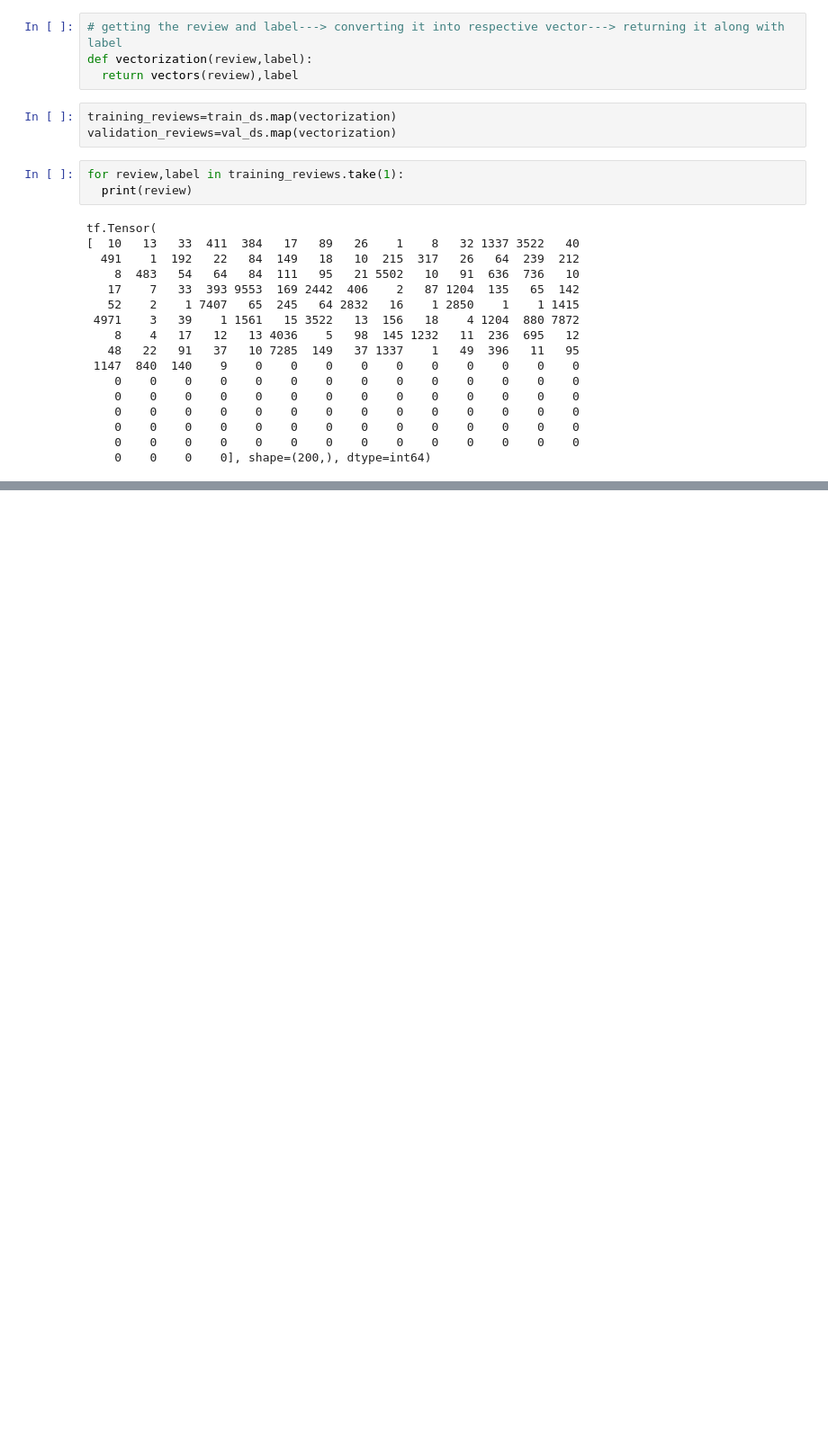
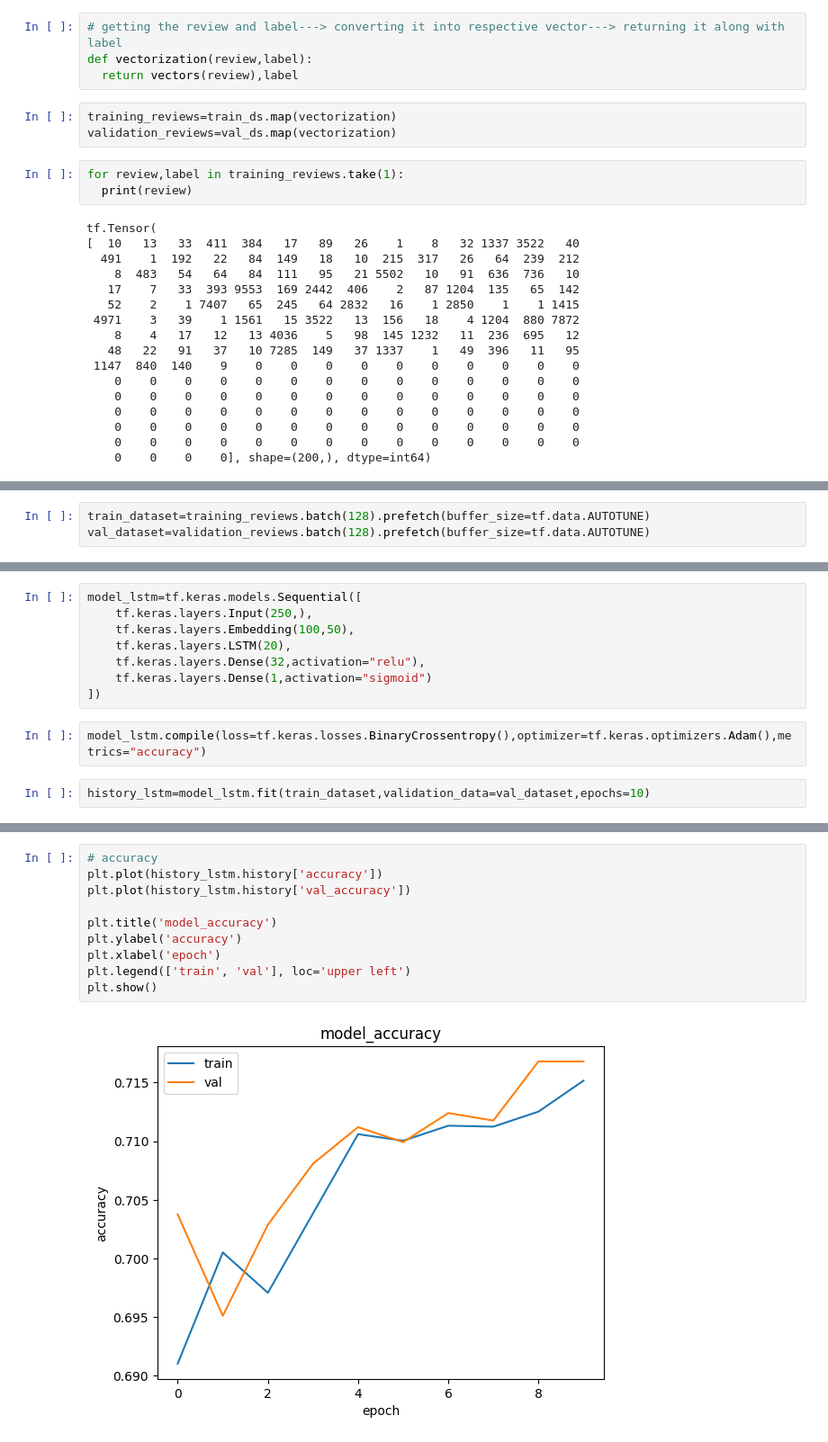
Before and after one commit to Chandrabose1/Basic_RNN, a Jupyter notebook: Basic_sentiment_analysis.ipynb, the cells around one changed output, grey strips where cells are left out. Shown: that part at 90% size. Saved outputs shown, nothing was run; the diff lists cells and outputs as text; blank space fills up the shorter version.

```diff
--- a/Basic_sentiment_analysis.ipynb
+++ b/Basic_sentiment_analysis.ipynb
@@ -85,0 +175,3 @@ val_dataset=validation_reviews.batch(32).prefetch(buffer_size=tf.data.AUTOTUNE)
+# %%
+train_dataset=training_reviews.batch(128).prefetch(buffer_size=tf.data.AUTOTUNE)
+val_dataset=validation_reviews.batch(128).prefetch(buffer_size=tf.data.AUTOTUNE)
@@ -85,0 +200,12 @@ val_dataset=validation_reviews.batch(32).prefetch(buffer_size=tf.data.AUTOTUNE)
+# %%
+model_lstm=tf.keras.models.Sequential([
+    tf.keras.layers.Input(250,),
+    tf.keras.layers.Embedding(100,50),
+    tf.keras.layers.LSTM(20),
+    tf.keras.layers.Dense(32,activation="relu"),
+    tf.keras.layers.Dense(1,activation="sigmoid")
+])
+# %%
+model_lstm.compile(loss=tf.keras.losses.BinaryCrossentropy(),optimizer=tf.keras.optimizers.Adam(),metrics="accuracy")
+# %%
+history_lstm=model_lstm.fit(train_dataset,validation_data=val_dataset,epochs=10)
@@ -85,0 +233,12 @@ val_dataset=validation_reviews.batch(32).prefetch(buffer_size=tf.data.AUTOTUNE)
+# %%
+# accuracy
+plt.plot(history_lstm.history['accuracy'])
+plt.plot(history_lstm.history['val_accuracy'])
+
+plt.title('model_accuracy')
+plt.ylabel('accuracy')
+plt.xlabel('epoch')
+plt.legend(['train', 'val'], loc='upper left')
+plt.show()
+# %% [output]
+[figure, added]
```
Also changed, not shown: parts of 19 cells of this notebook.
